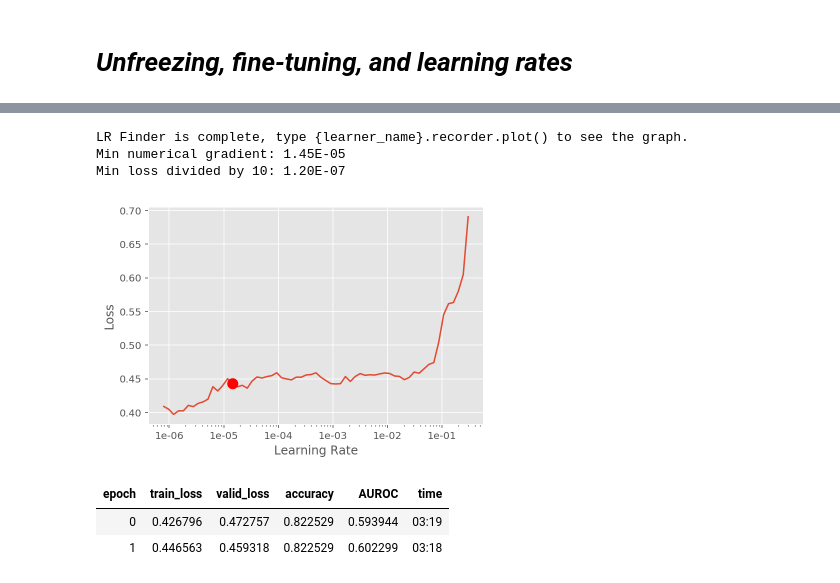
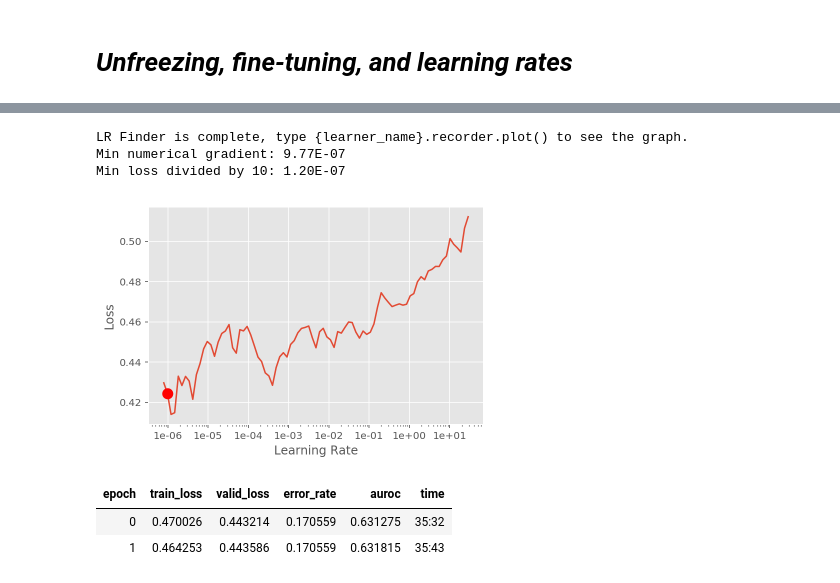
Before and after one commit to earny-joe/Springboard-DS-Portfolio, a Jupyter notebook: capstone_2/trial14-atelectasis-fulldata.ipynb, the cells around one changed output, grey strips where cells are left out. Drawn from its saved outputs; the diff is of its cells as text; code cells hidden in the pictures.

Commit message:
updates to trial 14 with full dataset

```diff
--- a/capstone_2/trial14-atelectasis-fulldata.ipynb
+++ b/capstone_2/trial14-atelectasis-fulldata.ipynb
@@ -232,0 +268,4 @@ Min loss divided by 10: 3.16E-04
+# %%
+learn.freeze()
+lr = (1e-05 + 1e-04) / 2
+lr
@@ -232,0 +274,2 @@ Min loss divided by 10: 3.16E-04
+# %%
+learn.fit_one_cycle(3, lr)
@@ -236,4 +284,7 @@ Min loss divided by 10: 3.16E-04
 # _Unfreezing, fine-tuning, and learning rates_
 # %%
 # load previous weights
-# learn.load('trial14-rd2-atelectasis-fulldata');
+learn.load('trial14-rd2-atelectasis-fulldata');
+# %%
+# assign original data to learner
+learn.data = data
@@ -240,20 +311,20 @@ Min loss divided by 10: 3.16E-04
 # %%
-# learn.lr_find(start_lr=1e-7, end_lr=100)
-# learn.recorder.plot(suggestion=True)
+learn.lr_find(start_lr=1e-7, end_lr=100)
+learn.recorder.plot(suggestion=True)
 # %% [output]
 [interactive output not drawn]
 LR Finder is complete, type {learner_name}.recorder.plot() to see the graph.
-Min numerical gradient: 1.45E-05
+Min numerical gradient: 9.77E-07
 Min loss divided by 10: 1.20E-07
-[figure, old version]
+[figure, new version]
 # %%
 # unfreeze the model allowing pretrained weights to move around
-#learn.unfreeze()
+learn.unfreeze()
 
 # lower layers change weights more slowly than higher layers
-# learn.fit_one_cycle(2, max_lr=slice(1e-6, 1e-4))
+learn.fit_one_cycle(2, max_lr=slice(1e-6, 1e-4))
 # %% [output]
-| epoch | train_loss | valid_loss | accuracy | AUROC | time |
-| 0 | 0.426796 | 0.472757 | 0.822529 | 0.593944 | 03:19 |
-| 1 | 0.446563 | 0.459318 | 0.822529 | 0.602299 | 03:18 |
+| epoch | train_loss | valid_loss | error_rate | auroc | time |
+| 0 | 0.470026 | 0.443214 | 0.170559 | 0.631275 | 35:32 |
+| 1 | 0.464253 | 0.443586 | 0.170559 | 0.631815 | 35:43 |
 # %%
```
Also changed, not shown: parts of 19 cells of this notebook.
